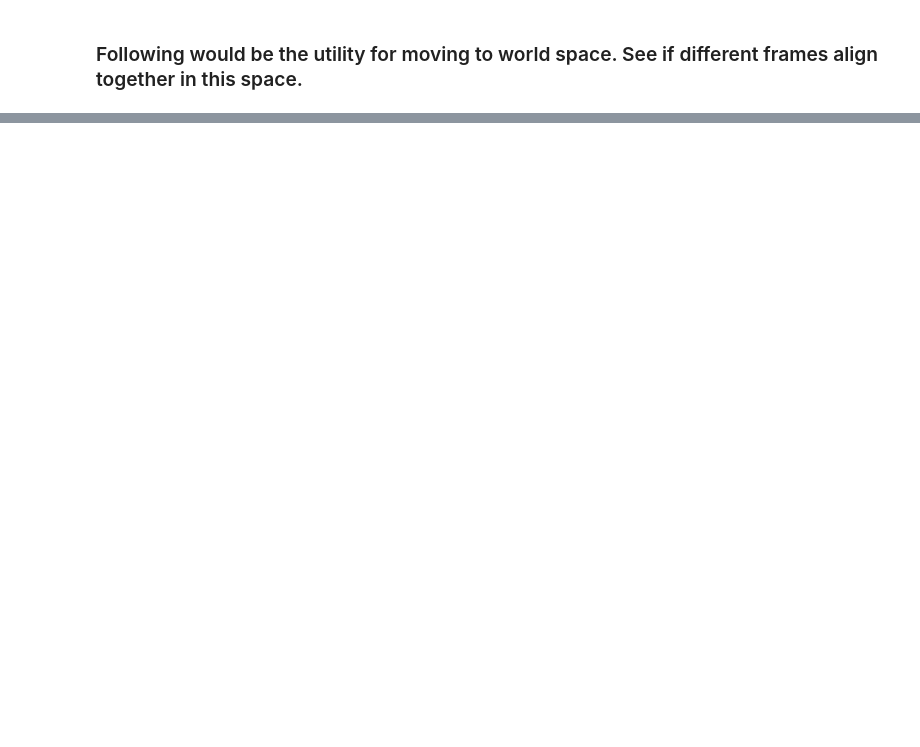
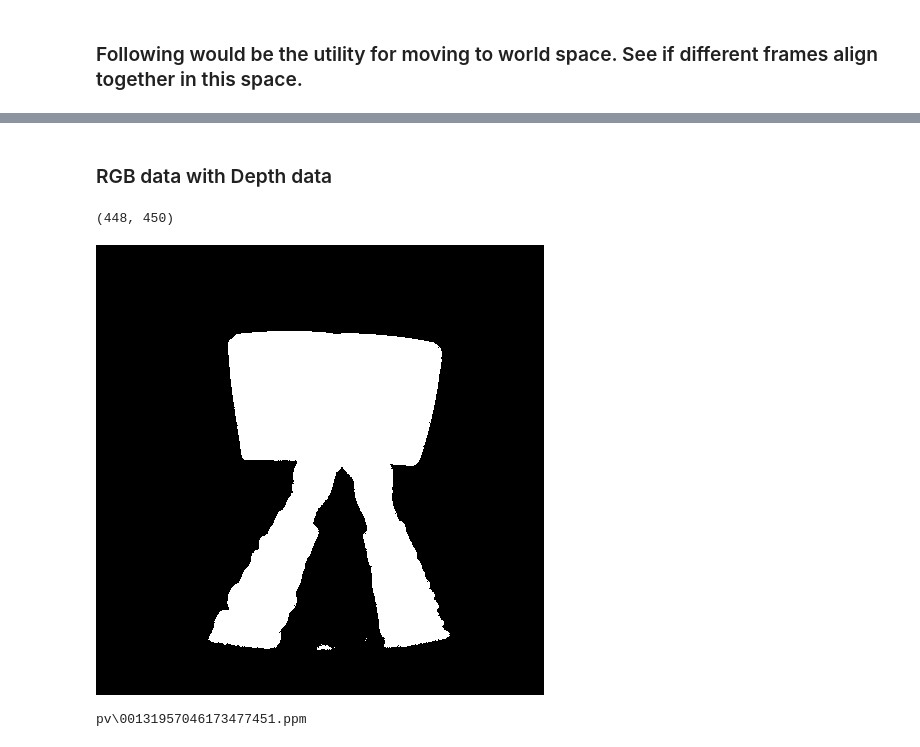
Before and after one commit to pranaabdhawan/HoloVisionResearch, a Jupyter notebook: PointClouds.ipynb, the cells around one changed output, grey strips where cells are left out. Cells and saved outputs as stored; diff of their text form; code cells hidden in the pictures; blank space fills up the shorter version.

```diff
--- a/PointClouds.ipynb
+++ b/PointClouds.ipynb
@@ -161,0 +152,2 @@ np.savetxt("pts/world_coordinates.csv", world_pts , delimiter=",")
+# %% [markdown]
+### RGB data with Depth data
@@ -161,0 +185,12 @@ np.savetxt("pts/world_coordinates.csv", world_pts , delimiter=",")
+# %%
+# Open Depth Image
+image_number = "00131957046172503057.pgm"
+depth_values_file = "data/book_view/" + image_number
+depth_values = np.fromfile(depth_values_file, dtype = np.float32)
+im = Image.open(depth_values_file)
+print(im.size) # Height width is swapped from the original case
+depth_values = im.load()
+im
+# %% [output]
+(448, 450)
+[figure, added]
@@ -161,0 +201,7 @@ np.savetxt("pts/world_coordinates.csv", world_pts , delimiter=",")
+# %%
+# Find the closts PV image and its assocaited matrices
+pv_csv_path = "data/book_view/pv (1).csv"
+world_to_camera_view_pv, camera_projection_pv, image_number_pv = get_closest_pv(timestamp, pv_csv_path)
+print(image_number_pv)
+# %% [output]
+pv\00131957046173477451.ppm
```
Also changed, not shown: parts of 21 cells of this notebook.
